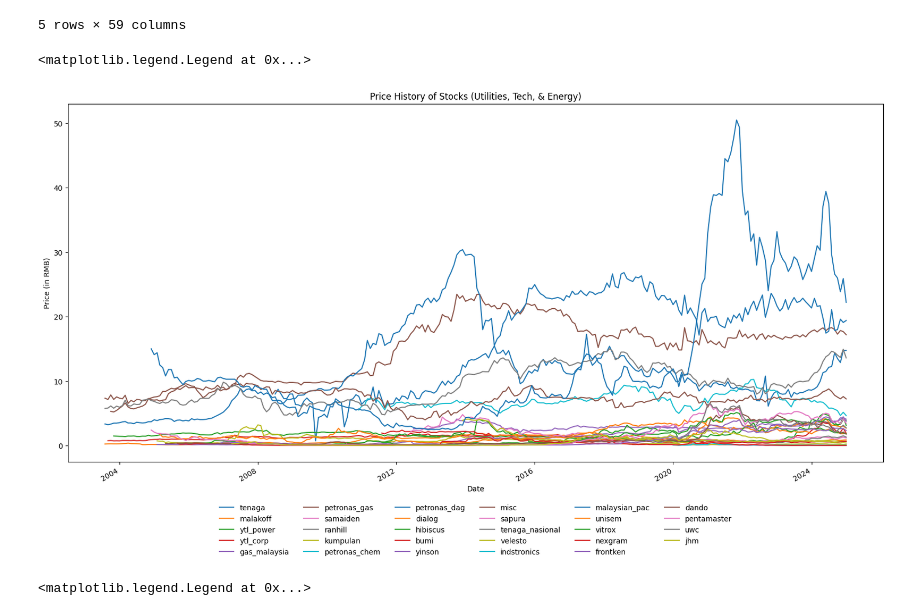
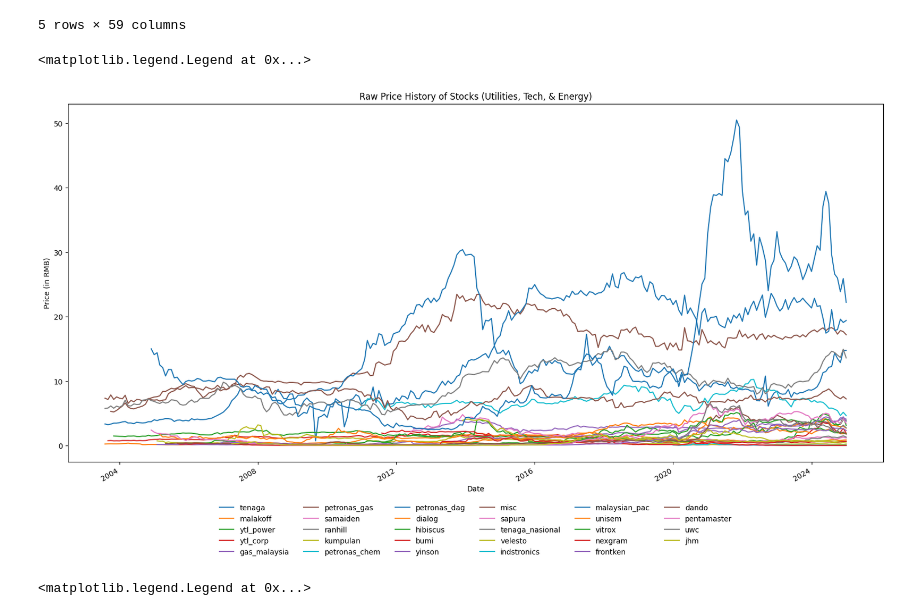
Before and after one commit to hivan04/EM_Asset_Pricing, a Jupyter notebook: notebooks/ivan.ipynb, the cells around one changed output. Saved outputs shown, nothing was run; the diff lists cells and outputs as text; code cells hidden in the pictures.

```diff
--- a/notebooks/ivan.ipynb
+++ b/notebooks/ivan.ipynb
@@ -28,20 +28,20 @@ df.head()
 # %%
 prices = [col for col in df.columns if not col.startswith('vol_') and col != 'Date']
 price_plot = df.plot(x='Date', y=prices, figsize=(20,10))
-plt.title('Price History of Stocks (Utilities, Tech, & Energy)')
+plt.title('Raw Price History of Stocks (Utilities, Tech, & Energy)')
 plt.xlabel('Date')
 plt.ylabel('Price (in RMB)')
 
 # Legend position
 price_plot.legend(
     loc='upper center',
     bbox_to_anchor=(0.5, -0.1),
     ncol=6,
     frameon=False
 )
 # %% [output]
 <matplotlib.legend.Legend at 0x...>
-[figure, old version]
+[figure, new version]
 # %%
 volume = [col for col in df.columns if col.startswith('vol_')]
 vol_plot = df.plot(x='Date', y=volume, figsize=(20,10))
```
